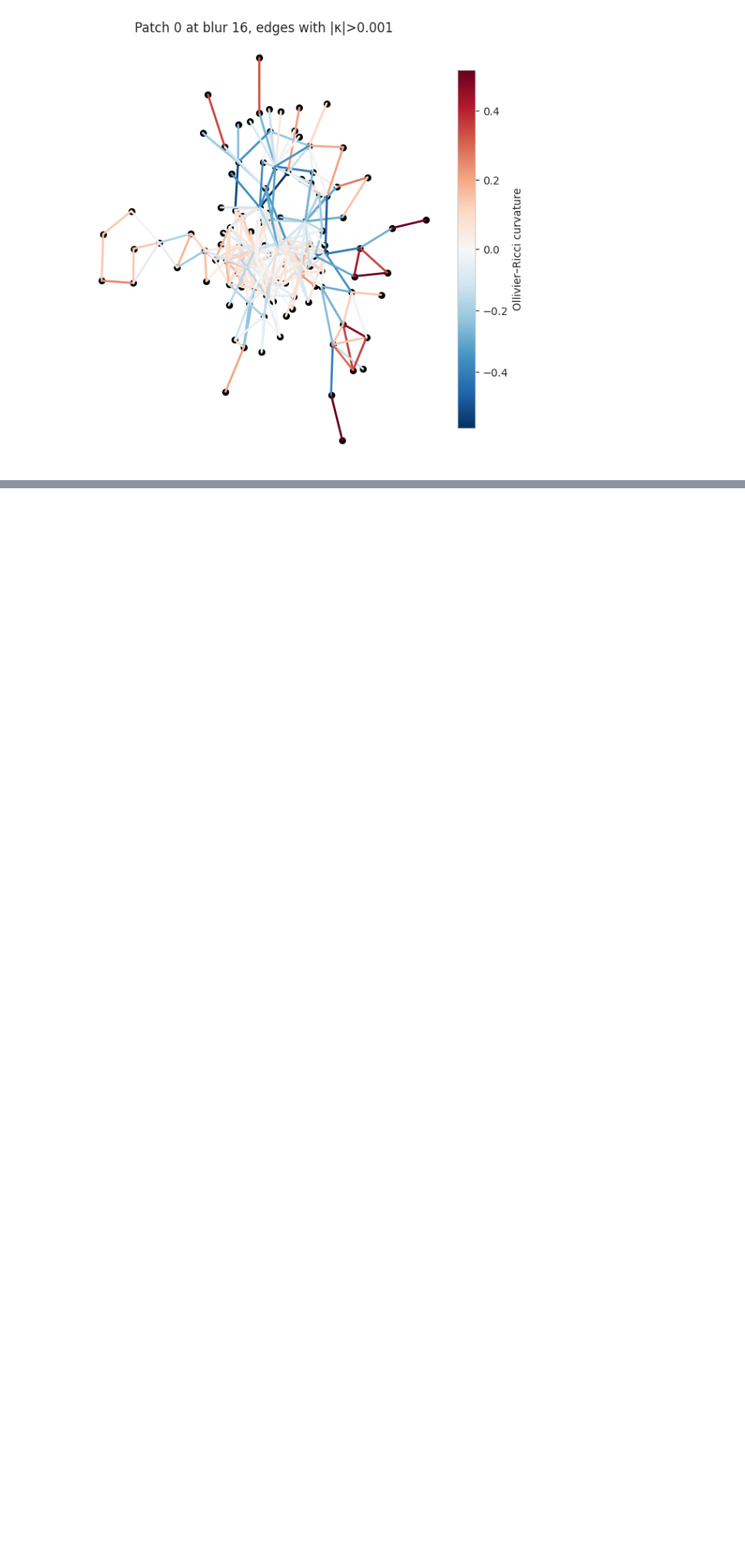
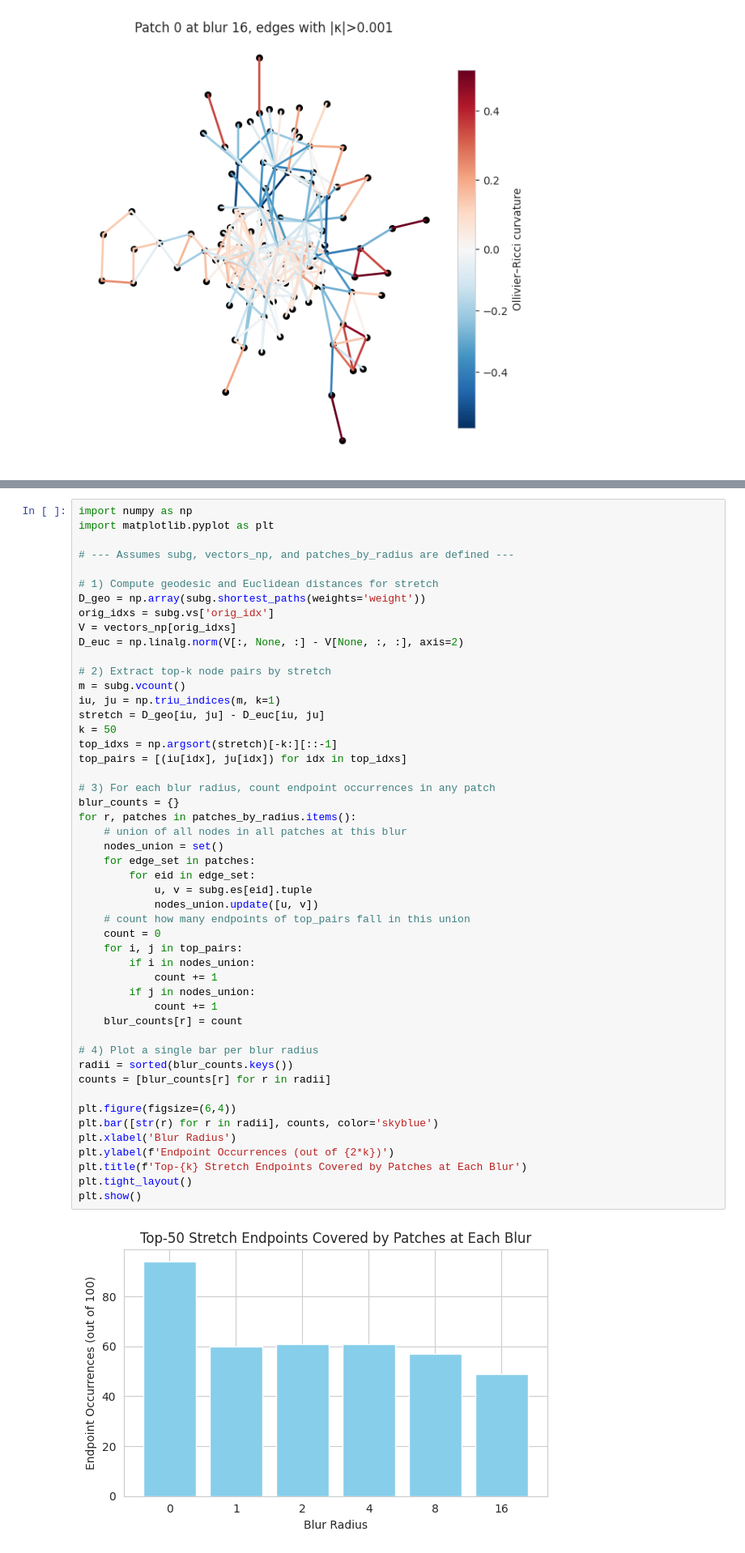
Before and after one commit to Antel0pe/SpaceOfMNIST-Digits, a Jupyter notebook: MaximizeGeodesicVSEuclideanDistance.ipynb, the cells around one changed output, grey strips where cells are left out. Shown at 81% size. Drawn from its saved outputs; the diff is of its cells as text; blank space fills up the shorter version.

Commit message:
comparing max geodesic vs euclidean pairs to patch overlap

```diff
--- a/MaximizeGeodesicVSEuclideanDistance.ipynb
+++ b/MaximizeGeodesicVSEuclideanDistance.ipynb
@@ -1980,0 +2164,51 @@ inv_weight                                                           [248, 190,
+# %%
+import numpy as np
+import matplotlib.pyplot as plt
+
+# --- Assumes subg, vectors_np, and patches_by_radius are defined ---
+
+# 1) Compute geodesic and Euclidean distances for stretch
+D_geo = np.array(subg.shortest_paths(weights='weight'))
+orig_idxs = subg.vs['orig_idx']
+V = vectors_np[orig_idxs]
+D_euc = np.linalg.norm(V[:, None, :] - V[None, :, :], axis=2)
+
+# 2) Extract top-k node pairs by stretch
+m = subg.vcount()
+iu, ju = np.triu_indices(m, k=1)
+stretch = D_geo[iu, ju] - D_euc[iu, ju]
+k = 50
+top_idxs = np.argsort(stretch)[-k:][::-1]
+top_pairs = [(iu[idx], ju[idx]) for idx in top_idxs]
+
+# 3) For each blur radius, count endpoint occurrences in any patch
+blur_counts = {}
+for r, patches in patches_by_radius.items():
+    # union of all nodes in all patches at this blur
+    nodes_union = set()
+    for edge_set in patches:
+        for eid in edge_set:
+            u, v = subg.es[eid].tuple
+            nodes_union.update([u, v])
+    # count how many endpoints of top_pairs fall in this union
+    count = 0
+    for i, j in top_pairs:
+        if i in nodes_union:
+            count += 1
+        if j in nodes_union:
+            count += 1
+    blur_counts[r] = count
+
+# 4) Plot a single bar per blur radius
+radii = sorted(blur_counts.keys())
+counts = [blur_counts[r] for r in radii]
+
+plt.figure(figsize=(6,4))
+plt.bar([str(r) for r in radii], counts, color='skyblue')
+plt.xlabel('Blur Radius')
+plt.ylabel(f'Endpoint Occurrences (out of {2*k})')
+plt.title(f'Top-{k} Stretch Endpoints Covered by Patches at Each Blur')
+plt.tight_layout()
+plt.show()
+# %% [output]
+[figure, added]
```
Also changed, not shown: parts of 15 cells of this notebook.
